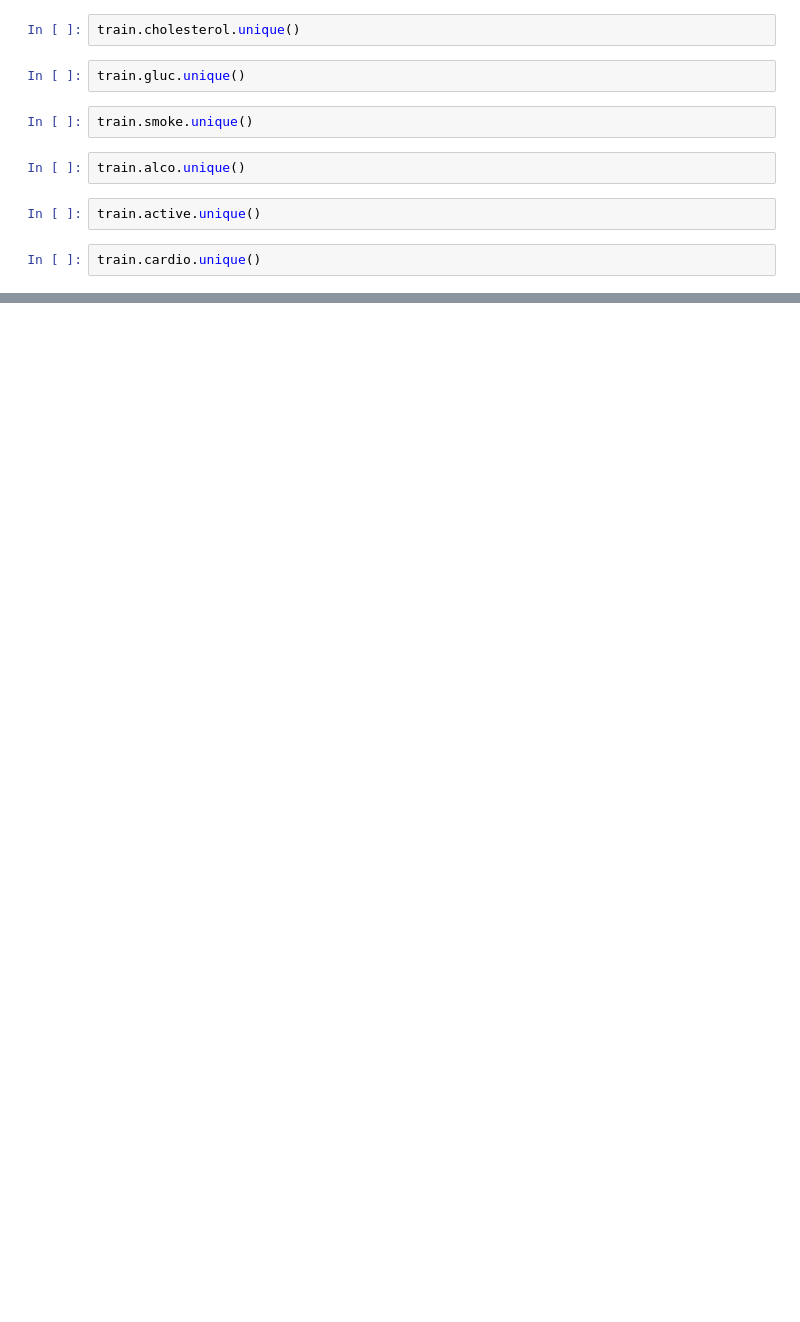
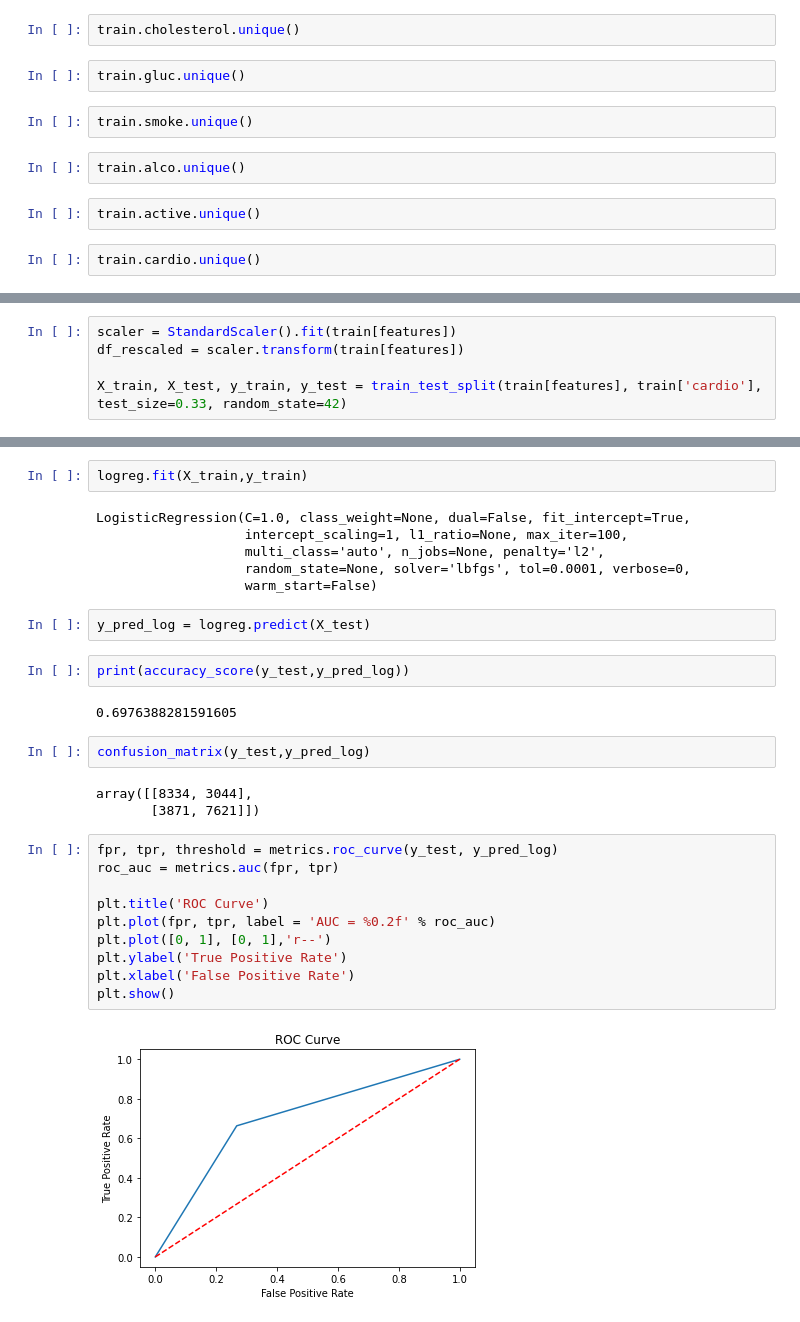
Before and after one commit to ikyath/CardioVascularDiseaseDetection, a Jupyter notebook: Cardiovascular_Disease_Detection.ipynb, the cells around one changed output, grey strips where cells are left out. Cells and saved outputs as stored; diff of their text form; blank space fills up the shorter version.

```diff
--- a/Cardiovascular_Disease_Detection.ipynb
+++ b/Cardiovascular_Disease_Detection.ipynb
@@ -30,0 +105,5 @@ train.cardio.unique()
+# %%
+scaler = StandardScaler().fit(train[features])
+df_rescaled = scaler.transform(train[features])
+
+X_train, X_test, y_train, y_test = train_test_split(train[features], train['cardio'], test_size=0.33, random_state=42)
@@ -30,0 +184,31 @@ train.cardio.unique()
+# %%
+logreg.fit(X_train,y_train)
+# %% [output]
+LogisticRegression(C=1.0, class_weight=None, dual=False, fit_intercept=True,
+                   intercept_scaling=1, l1_ratio=None, max_iter=100,
+                   multi_class='auto', n_jobs=None, penalty='l2',
+                   random_state=None, solver='lbfgs', tol=0.0001, verbose=0,
+                   warm_start=False)
+# %%
+y_pred_log = logreg.predict(X_test)
+# %%
+print(accuracy_score(y_test,y_pred_log))
+# %% [output]
+0.6976388281591605
+# %%
+confusion_matrix(y_test,y_pred_log)
+# %% [output]
+array([[8334, 3044],
+       [3871, 7621]])
+# %%
+fpr, tpr, threshold = metrics.roc_curve(y_test, y_pred_log)
+roc_auc = metrics.auc(fpr, tpr)
+
+plt.title('ROC Curve')
+plt.plot(fpr, tpr, label = 'AUC = %0.2f' % roc_auc)
+plt.plot([0, 1], [0, 1],'r--')
+plt.ylabel('True Positive Rate')
+plt.xlabel('False Positive Rate')
+plt.show()
+# %% [output]
+[figure, added]
```
Also changed, not shown: parts of 26 cells of this notebook.
